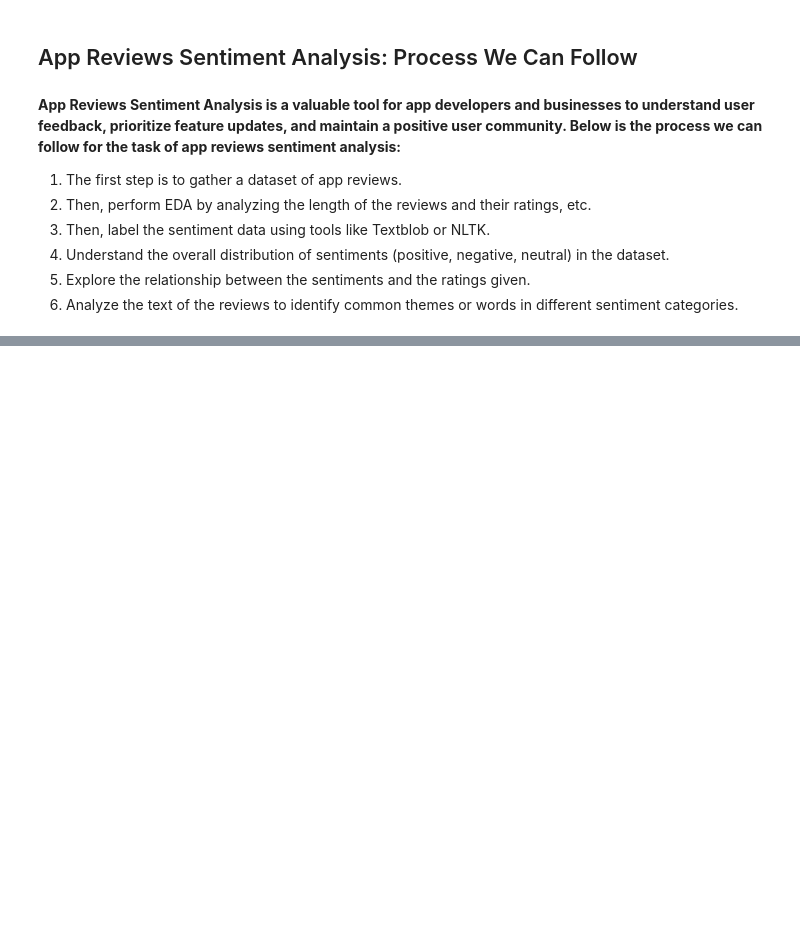
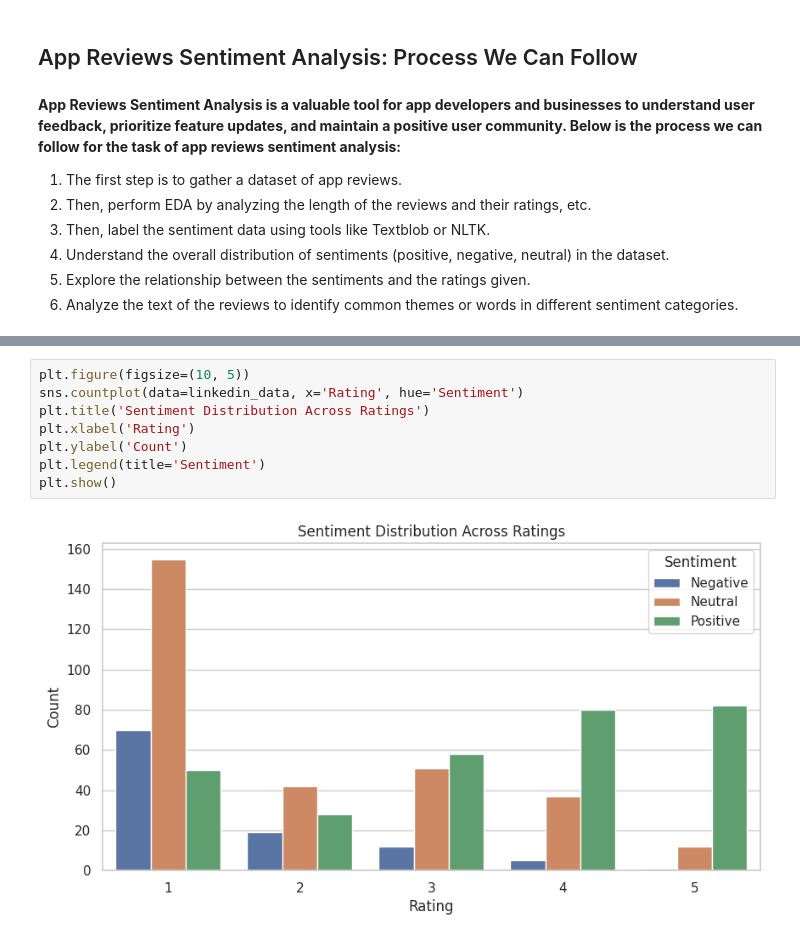
Before and after one commit to iamshanu14/App-Reviews-Sentiment-Analysis, a Jupyter notebook: App Reviews Sentiment Analysis.ipynb, the cells around one changed output, grey strips where cells are left out. Drawn from its saved outputs; the diff is of its cells as text; blank space fills up the shorter version.

```diff
--- a/App Reviews Sentiment Analysis.ipynb
+++ b/App Reviews Sentiment Analysis.ipynb
@@ -19,0 +158,10 @@ Below is the process we can follow for the task of app reviews sentiment analysi
+# %%
+plt.figure(figsize=(10, 5))
+sns.countplot(data=linkedin_data, x='Rating', hue='Sentiment')
+plt.title('Sentiment Distribution Across Ratings')
+plt.xlabel('Rating')
+plt.ylabel('Count')
+plt.legend(title='Sentiment')
+plt.show()
+# %% [output]
+[figure, added]
```
Also changed, not shown: parts of 25 cells of this notebook.
